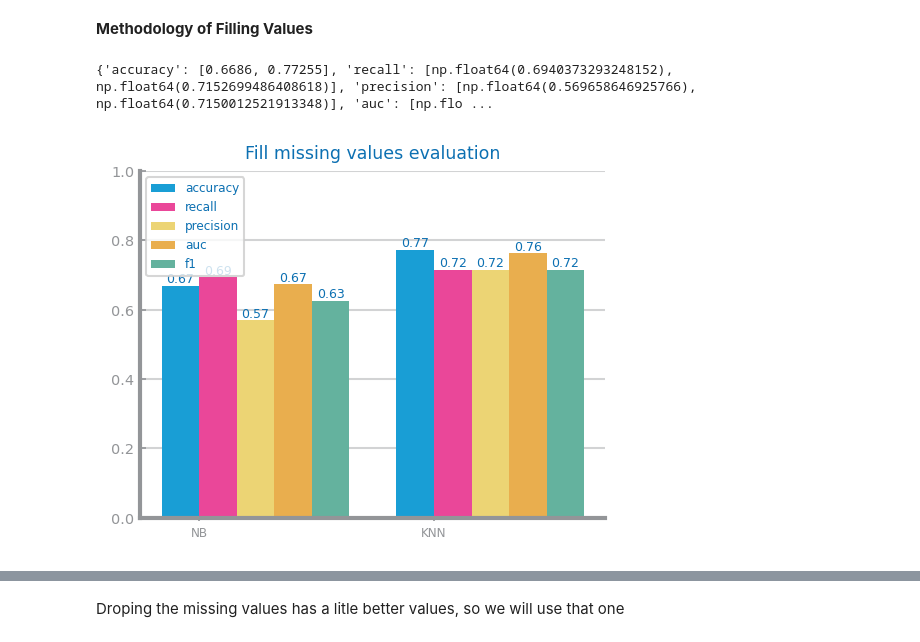
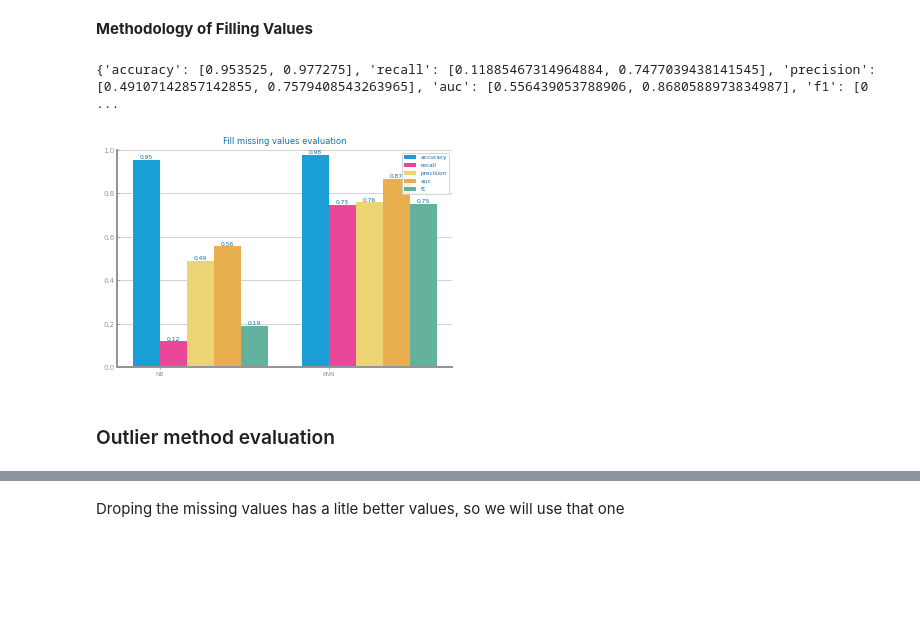
Before and after one commit to Moraisgit/data_science_project, a Jupyter notebook: src/set1_data_preparation.ipynb, the cells around one changed output, grey strips where cells are left out. Drawn from its saved outputs; the diff is of its cells as text; code cells hidden in the pictures; blank space fills up the shorter version.

```diff
--- a/src/set1_data_preparation.ipynb
+++ b/src/set1_data_preparation.ipynb
@@ -143,7 +159,7 @@ def run_NB(trnX, trnY, tstX, tstY, metric: str = "accuracy") -> dict[str, float]
         "GaussianNB": GaussianNB(),
         "BernoulliNB": BernoulliNB(),
     }
-    best_model: GaussianNB | BernoulliNB = None  # type: ignore
+    best_model: GaussianNB | BernoulliNB = None
     best_performance: float = 0.0
     eval: dict[str, float] = {}
 
@@ -176,11 +192,11 @@ def evaluate_approach(
             eval[met] = [eval_NB[met], eval_KNN[met]]
     return eval
 
-target = "LAW_CAT_CD"
+target = "JURISDICTION_CODE"
 file_tag = "class_ny_arrests"
-filename = "class_ny_arrests.csv"
+filename = "datasets/class_ny_arrests.csv"
 
-new_data: DataFrame = read_csv(f"{path_to_directory}/datasets/{file_tag}_encoding2.csv")
+new_data: DataFrame = read_csv(f"{path_to_directory}/datasets/{file_tag}_encoding.csv")
 new_data = new_data.dropna()
 
 new_data = new_data.head(100000)
@@ -188,10 +204,10 @@ new_data = new_data.head(100000)
 train, test = train_test_split(new_data, test_size=0.2, random_state=42)
 
 figure()
-eval_dropping: dict[str, list] = evaluate_approach(train, test, target=target, metric="recall")
-print(eval_dropping)
+eval_basic: dict[str, list] = evaluate_approach(train, test, target=target, metric="recall")
+print(eval_basic)
 plot_multibar_chart(
-    ["NB", "KNN"], eval_dropping, title=f"Encoding evaluation", percentage=True
+    ["NB", "KNN"], eval_basic, title=f"Encoding evaluation", percentage=True
 )
 savefig(f"{path_to_directory}/images/Set 1 - Encoding results.png")
 show()
@@ -250,19 +272,21 @@ Data after missing Values: (4968684, 16)
 # %% [markdown]
 **Methodology of Filling Values**
 # %%
-new_data: DataFrame = read_csv(f"{path_to_directory}/datasets/{file_tag}_filling_values2.csv")
+new_data: DataFrame = read_csv(f"{path_to_directory}/datasets/{file_tag}_filling_values.csv")
 new_data = new_data.head(200000)
 
 train, test = train_test_split(new_data, test_size=0.2, random_state=42)
 
 figure()
-eval_dropping: dict[str, list] = evaluate_approach(train, test, target=target, metric="recall")
-print(eval_dropping)
+eval_filling: dict[str, list] = evaluate_approach(train, test, target=target, metric="recall")
+print(eval_filling)
 plot_multibar_chart(
-    ["NB", "KNN"], eval_dropping, title=f"Fill missing values evaluation", percentage=True
+    ["NB", "KNN"], eval_filling, title=f"Fill missing values evaluation", percentage=True
 )
 savefig(f"{path_to_directory}/images/Set 1 - Fill missing values results.png")
 show()
 # %% [output]
-{'accuracy': [0.6686, 0.77255], 'recall': [np.float64(0.6940373293248152), np.float64(0.7152699486408618)], 'precision': [np.float64(0.569658646925766), np.float64(0.7150012521913348)], 'auc': [np.flo ...
+{'accuracy': [0.953525, 0.977275], 'recall': [0.11885467314964884, 0.7477039438141545], 'precision': [0.49107142857142855, 0.7579408543263965], 'auc': [0.556439053788906, 0.8680588973834987], 'f1': [0 ...
-[figure, old version]
+[figure, new version]
+# %% [markdown]
+### Outlier method evaluation
```
Also changed, not shown: parts of 53 cells of this notebook.
